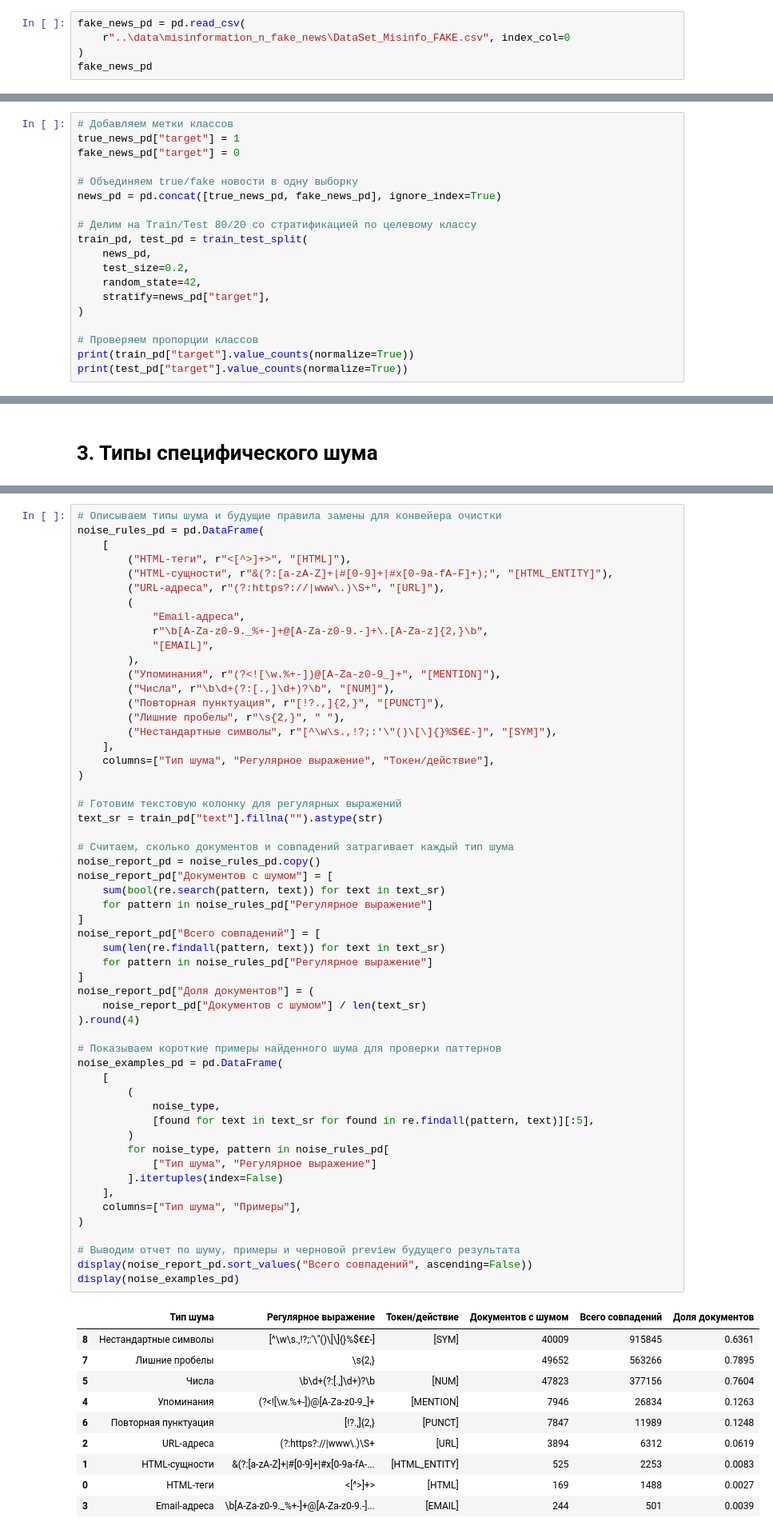
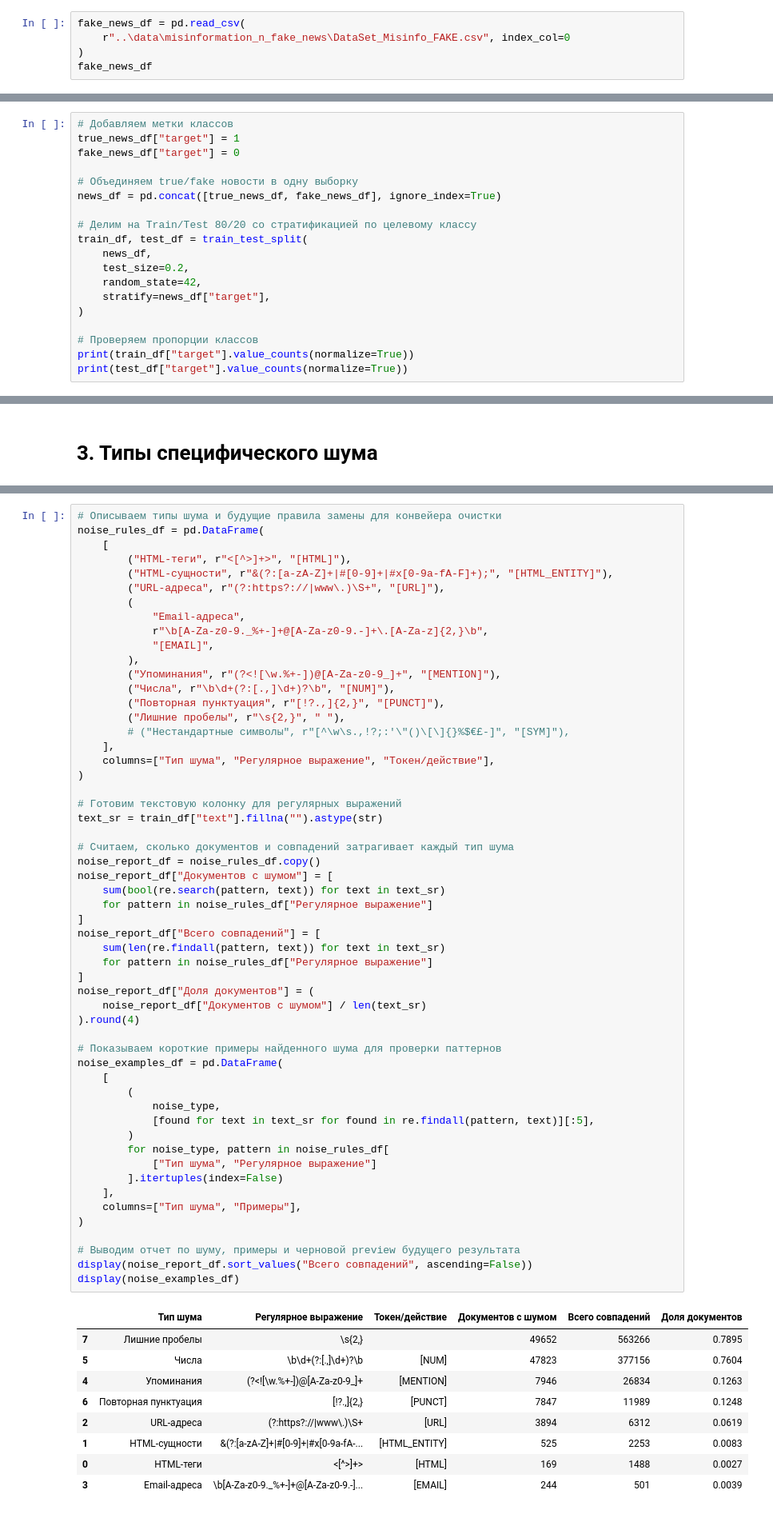
Before and after one commit to EgorChernov5/ITMO_SECS_TEXT_ANALYSIS_2026, a Jupyter notebook: Решения/lab1.ipynb, the cells around one changed output, grey strips where cells are left out. Shown at 80% size. Drawn from its saved outputs; the diff is of its cells as text.

Commit message:
Add clean_data_df func and fix _pd to _df

```diff
--- a/Решения/lab1.ipynb
+++ b/Решения/lab1.ipynb
@@ -40,10 +40,10 @@ true_news_pd
 | 34974 | Jeb Bush Is Suddenly Attacking Tr... |
 34975 rows × 1 columns
 # %%
-fake_news_pd = pd.read_csv(
+fake_news_df = pd.read_csv(
     r"..\data\misinformation_n_fake_news\DataSet_Misinfo_FAKE.csv", index_col=0
 )
-fake_news_pd
+fake_news_df
 # %% [output]
 |  | text |
 | 0 | Donald Trump just couldn t wish a... |
@@ -62,23 +62,23 @@ fake_news_pd
 Разделяем выборку на обучающую (Train) и тестовую (Test) в соотношении 80/20 с применением стратификации по целевому классу.
 # %%
 # Добавляем метки классов
-true_news_pd["target"] = 1
-fake_news_pd["target"] = 0
+true_news_df["target"] = 1
+fake_news_df["target"] = 0
 
 # Объединяем true/fake новости в одну выборку
-news_pd = pd.concat([true_news_pd, fake_news_pd], ignore_index=True)
+news_df = pd.concat([true_news_df, fake_news_df], ignore_index=True)
 
 # Делим на Train/Test 80/20 со стратификацией по целевому классу
-train_pd, test_pd = train_test_split(
-    news_pd,
+train_df, test_df = train_test_split(
+    news_df,
     test_size=0.2,
     random_state=42,
-    stratify=news_pd["target"],
+    stratify=news_df["target"],
 )
 
 # Проверяем пропорции классов
-print(train_pd["target"].value_counts(normalize=True))
-print(test_pd["target"].value_counts(normalize=True))
+print(train_df["target"].value_counts(normalize=True))
+print(test_df["target"].value_counts(normalize=True))
 # %% [output]
 target
 0    0.555117
@@ -154,6 +153,6 @@ plt.show()
 # %%
 # Описываем типы шума и будущие правила замены для конвейера очистки
-noise_rules_pd = pd.DataFrame(
+noise_rules_df = pd.DataFrame(
     [
         ("HTML-теги", r"<[^>]+>", "[HTML]"),
         ("HTML-сущности", r"&(?:[a-zA-Z]+|#[0-9]+|#x[0-9a-fA-F]+);", "[HTML_ENTITY]"),
@@ -167,48 +166,47 @@ noise_rules_pd = pd.DataFrame(
         ("Числа", r"\b\d+(?:[.,]\d+)?\b", "[NUM]"),
         ("Повторная пунктуация", r"[!?.,]{2,}", "[PUNCT]"),
         ("Лишние пробелы", r"\s{2,}", " "),
-        ("Нестандартные символы", r"[^\w\s.,!?;:'\"()\[\]{}%$€£-]", "[SYM]"),
+        # ("Нестандартные символы", r"[^\w\s.,!?;:'\"()\[\]{}%$€£-]", "[SYM]"),
     ],
     columns=["Тип шума", "Регулярное выражение", "Токен/действие"],
 )
 
 # Готовим текстовую колонку для регулярных выражений
-text_sr = train_pd["text"].fillna("").astype(str)
+text_sr = train_df["text"].fillna("").astype(str)
 
 # Считаем, сколько документов и совпадений затрагивает каждый тип шума
-noise_report_pd = noise_rules_pd.copy()
-noise_report_pd["Документов с шумом"] = [
+noise_report_df = noise_rules_df.copy()
+noise_report_df["Документов с шумом"] = [
     sum(bool(re.search(pattern, text)) for text in text_sr)
-    for pattern in noise_rules_pd["Регулярное выражение"]
+    for pattern in noise_rules_df["Регулярное выражение"]
 ]
-noise_report_pd["Всего совпадений"] = [
+noise_report_df["Всего совпадений"] = [
     sum(len(re.findall(pattern, text)) for text in text_sr)
-    for pattern in noise_rules_pd["Регулярное выражение"]
+    for pattern in noise_rules_df["Регулярное выражение"]
 ]
-noise_report_pd["Доля документов"] = (
-    noise_report_pd["Документов с шумом"] / len(text_sr)
+noise_report_df["Доля документов"] = (
+    noise_report_df["Документов с шумом"] / len(text_sr)
 ).round(4)
 
 # Показываем короткие примеры найденного шума для проверки паттернов
-noise_examples_pd = pd.DataFrame(
+noise_examples_df = pd.DataFrame(
     [
         (
             noise_type,
             [found for text in text_sr for found in re.findall(pattern, text)][:5],
         )
-        for noise_type, pattern in noise_rules_pd[
+        for noise_type, pattern in noise_rules_df[
             ["Тип шума", "Регулярное выражение"]
         ].itertuples(index=False)
     ],
     columns=["Тип шума", "Примеры"],
 )
 
 # Выводим отчет по шуму, примеры и черновой preview будущего результата
-display(noise_report_pd.sort_values("Всего совпадений", ascending=False))
-display(noise_examples_pd)
+display(noise_report_df.sort_values("Всего совпадений", ascending=False))
+display(noise_examples_df)
 # %% [output]
 |  | Тип шума | Регулярное выражение | Токен/действие | Документов с шумом | Всего совпадений | Доля документов |
-| 8 | Нестандартные символы | [^\w\s.,!?;:'\"()\[\]{}%$€£-] | [SYM] | 40009 | 915845 | 0.6361 |
 | 7 | Лишние пробелы | \s{2,} |  | 49652 | 563266 | 0.7895 |
 | 5 | Числа | \b\d+(?:[.,]\d+)?\b | [NUM] | 47823 | 377156 | 0.7604 |
 | 4 | Упоминания | (?<![\w.%+-])@[A-Za-z0-9_]+ | [MENTION] | 7946 | 26834 | 0.1263 |
```
Also changed, not shown: parts of 9 cells of this notebook.
